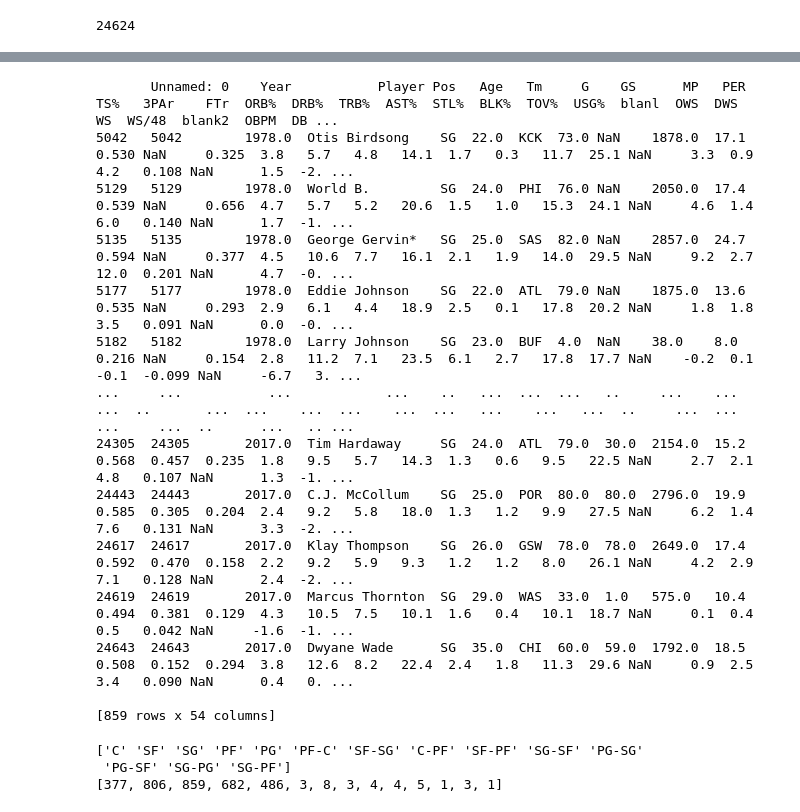
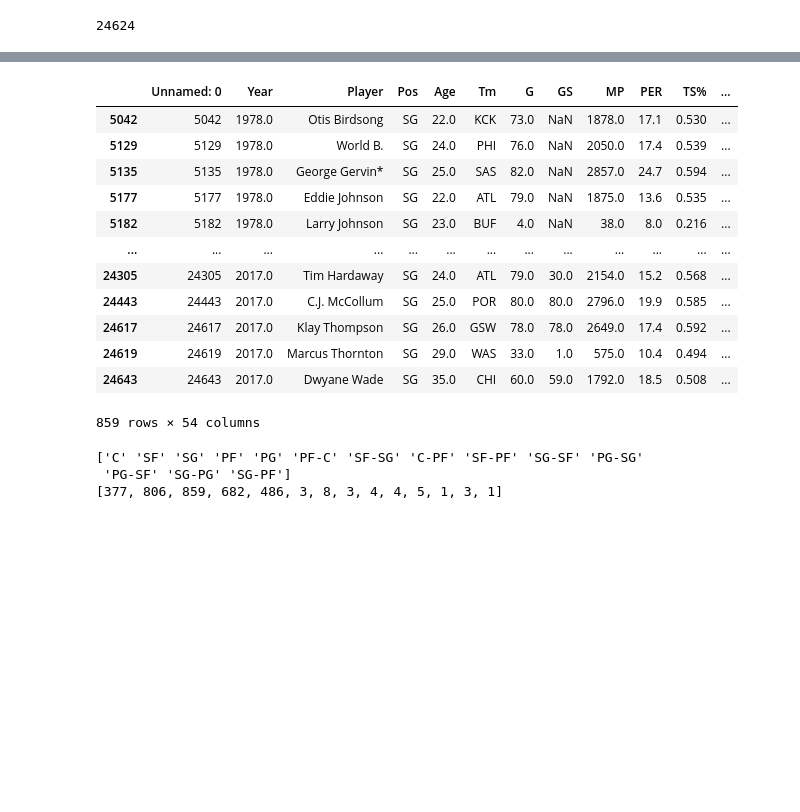
Before and after one commit to nbritto795/nbritto795.github.io, a Jupyter notebook: FinalProject.ipynb, the cells around one changed output, grey strips where cells are left out. Drawn from its saved outputs; the diff is of its cells as text; code cells hidden in the pictures; blank space fills up the shorter version.

```diff
--- a/FinalProject.ipynb
+++ b/FinalProject.ipynb
@@ -101,20 +99,19 @@ print(df)
 # %%
-print(df[df.Pos=='SG'])
+display(df[df.Pos=='SG'])
 # %% [output]
+|  | Unnamed: 0 | Year | Player | Pos | Age | Tm | G | GS | MP | PER | TS% | ... |
+| 5042 | 5042 | 1978.0 | Otis Birdsong | SG | 22.0 | KCK | 73.0 | NaN | 1878.0 | 17.1 | 0.530 | ... |
+| 5129 | 5129 | 1978.0 | World B. | SG | 24.0 | PHI | 76.0 | NaN | 2050.0 | 17.4 | 0.539 | ... |
+| 5135 | 5135 | 1978.0 | George Gervin* | SG | 25.0 | SAS | 82.0 | NaN | 2857.0 | 24.7 | 0.594 | ... |
+| 5177 | 5177 | 1978.0 | Eddie Johnson | SG | 22.0 | ATL | 79.0 | NaN | 1875.0 | 13.6 | 0.535 | ... |
+| 5182 | 5182 | 1978.0 | Larry Johnson | SG | 23.0 | BUF | 4.0 | NaN | 38.0 | 8.0 | 0.216 | ... |
+| ... | ... | ... | ... | ... | ... | ... | ... | ... | ... | ... | ... | ... |
+| 24305 | 24305 | 2017.0 | Tim Hardaway | SG | 24.0 | ATL | 79.0 | 30.0 | 2154.0 | 15.2 | 0.568 | ... |
+| 24443 | 24443 | 2017.0 | C.J. McCollum | SG | 25.0 | POR | 80.0 | 80.0 | 2796.0 | 19.9 | 0.585 | ... |
+| 24617 | 24617 | 2017.0 | Klay Thompson | SG | 26.0 | GSW | 78.0 | 78.0 | 2649.0 | 17.4 | 0.592 | ... |
+| 24619 | 24619 | 2017.0 | Marcus Thornton | SG | 29.0 | WAS | 33.0 | 1.0 | 575.0 | 10.4 | 0.494 | ... |
+| 24643 | 24643 | 2017.0 | Dwyane Wade | SG | 35.0 | CHI | 60.0 | 59.0 | 1792.0 | 18.5 | 0.508 | ... |
-       Unnamed: 0    Year           Player Pos   Age   Tm     G    GS      MP   PER    TS%   3PAr    FTr  ORB%  DRB%  TRB%  AST%  STL%  BLK%  TOV%  USG%  blanl  OWS  DWS    WS  WS/48  blank2  OBPM  DB ...
-5042   5042        1978.0  Otis Birdsong    SG  22.0  KCK  73.0 NaN    1878.0  17.1  0.530 NaN     0.325  3.8   5.7   4.8   14.1  1.7   0.3   11.7  25.1 NaN     3.3  0.9  4.2   0.108 NaN      1.5  -2. ...
-5129   5129        1978.0  World B.         SG  24.0  PHI  76.0 NaN    2050.0  17.4  0.539 NaN     0.656  4.7   5.7   5.2   20.6  1.5   1.0   15.3  24.1 NaN     4.6  1.4  6.0   0.140 NaN      1.7  -1. ...
-5135   5135        1978.0  George Gervin*   SG  25.0  SAS  82.0 NaN    2857.0  24.7  0.594 NaN     0.377  4.5   10.6  7.7   16.1  2.1   1.9   14.0  29.5 NaN     9.2  2.7  12.0  0.201 NaN      4.7  -0. ...
-5177   5177        1978.0  Eddie Johnson    SG  22.0  ATL  79.0 NaN    1875.0  13.6  0.535 NaN     0.293  2.9   6.1   4.4   18.9  2.5   0.1   17.8  20.2 NaN     1.8  1.8  3.5   0.091 NaN      0.0  -0. ...
-5182   5182        1978.0  Larry Johnson    SG  23.0  BUF  4.0  NaN    38.0    8.0   0.216 NaN     0.154  2.8   11.2  7.1   23.5  6.1   2.7   17.8  17.7 NaN    -0.2  0.1 -0.1  -0.099 NaN     -6.7   3. ...
-...     ...           ...            ...    ..   ...  ...  ...   ..     ...    ...     ...  ..       ...  ...    ...  ...    ...  ...   ...    ...   ...  ..     ...  ...  ...     ...  ..      ...   .. ...
-24305  24305       2017.0  Tim Hardaway     SG  24.0  ATL  79.0  30.0  2154.0  15.2  0.568  0.457  0.235  1.8   9.5   5.7   14.3  1.3   0.6   9.5   22.5 NaN     2.7  2.1  4.8   0.107 NaN      1.3  -1. ...
-24443  24443       2017.0  C.J. McCollum    SG  25.0  POR  80.0  80.0  2796.0  19.9  0.585  0.305  0.204  2.4   9.2   5.8   18.0  1.3   1.2   9.9   27.5 NaN     6.2  1.4  7.6   0.131 NaN      3.3  -2. ...
-24617  24617       2017.0  Klay Thompson    SG  26.0  GSW  78.0  78.0  2649.0  17.4  0.592  0.470  0.158  2.2   9.2   5.9   9.3   1.2   1.2   8.0   26.1 NaN     4.2  2.9  7.1   0.128 NaN      2.4  -2. ...
-24619  24619       2017.0  Marcus Thornton  SG  29.0  WAS  33.0  1.0   575.0   10.4  0.494  0.381  0.129  4.3   10.5  7.5   10.1  1.6   0.4   10.1  18.7 NaN     0.1  0.4  0.5   0.042 NaN     -1.6  -1. ...
-24643  24643       2017.0  Dwyane Wade      SG  35.0  CHI  60.0  59.0  1792.0  18.5  0.508  0.152  0.294  3.8   12.6  8.2   22.4  2.4   1.8   11.3  29.6 NaN     0.9  2.5  3.4   0.090 NaN      0.4   0. ...
-
-[859 rows x 54 columns]
+859 rows × 54 columns
 # %%
 #Now that we have a much smaller list we can begin some analysis, first let's look at the breakdown by position of the players, maybe big men (PF, C) are more likely dominate the paint and score more
 #or maybe the smaller, more athletic positions are able to score more because of quickness and a better shooting skillset
```
Also changed, not shown: parts of 4 cells of this notebook, 1 other file.
